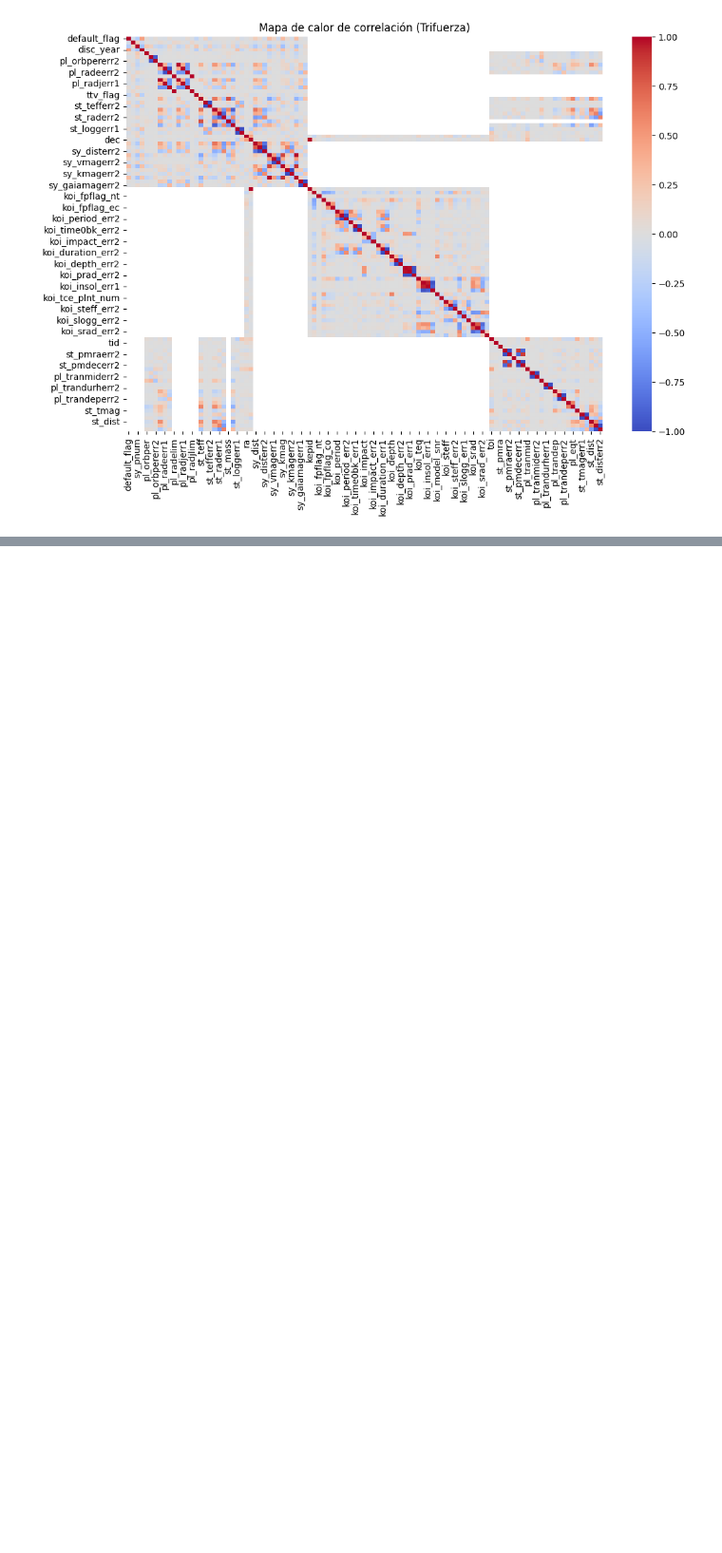
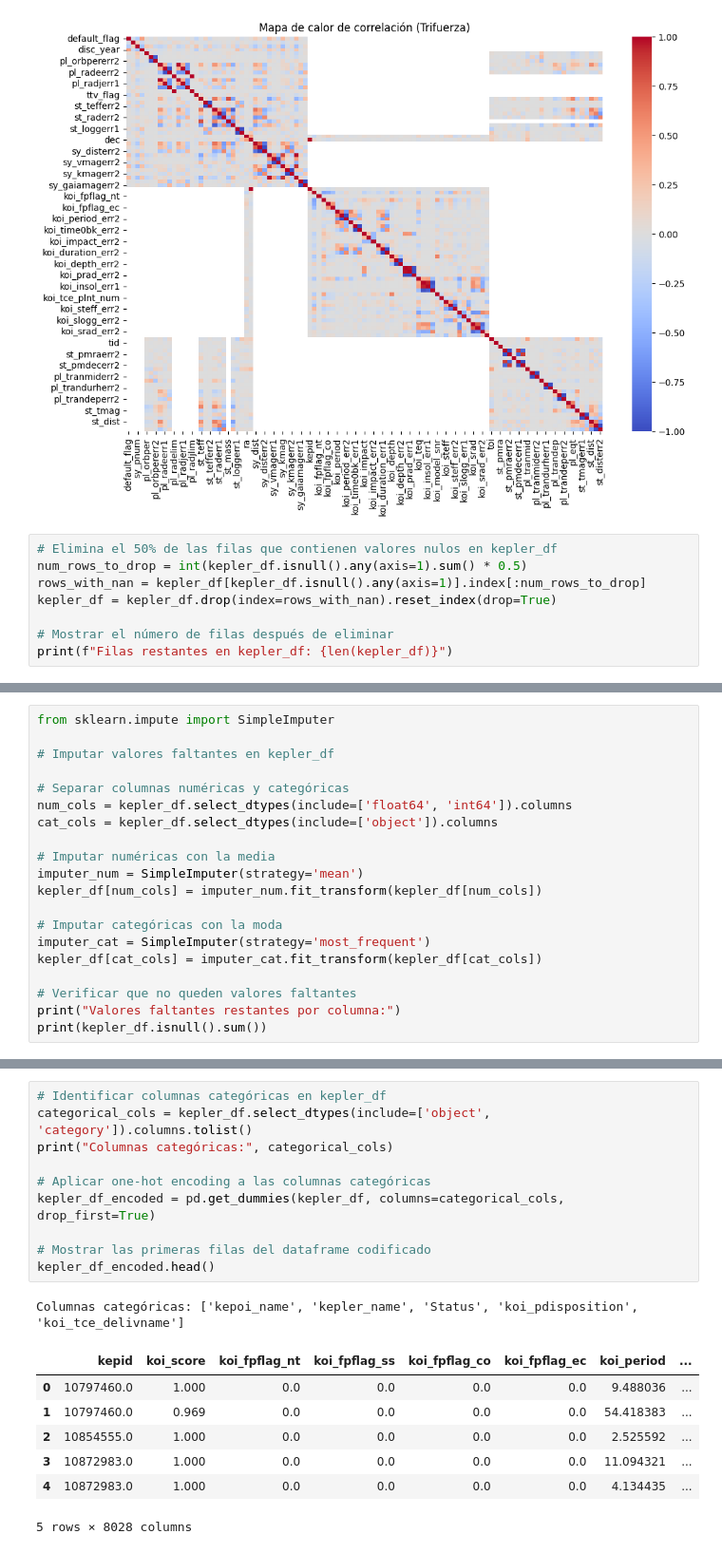
Before and after one commit to Ana-Jasso/ExoMinerAI, a Jupyter notebook: notebooks/Trifuerza.ipynb, the cells around one changed output, grey strips where cells are left out. Shown at 95% size. Drawn from its saved outputs; the diff is of its cells as text; blank space fills up the shorter version.

```diff
--- a/notebooks/Trifuerza.ipynb
+++ b/notebooks/Trifuerza.ipynb
@@ -131,3 +131,11 @@ plt.title('Mapa de calor de correlación (Trifuerza)')
 plt.show()
 # %% [output]
 [figure]
+# %%
+# Elimina el 50% de las filas que contienen valores nulos en kepler_df
+num_rows_to_drop = int(kepler_df.isnull().any(axis=1).sum() * 0.5)
+rows_with_nan = kepler_df[kepler_df.isnull().any(axis=1)].index[:num_rows_to_drop]
+kepler_df = kepler_df.drop(index=rows_with_nan).reset_index(drop=True)
+
+# Mostrar el número de filas después de eliminar
+print(f"Filas restantes en kepler_df: {len(kepler_df)}")
@@ -133,0 +144,20 @@ plt.show()
+# %%
+from sklearn.impute import SimpleImputer
+
+# Imputar valores faltantes en kepler_df
+
+# Separar columnas numéricas y categóricas
+num_cols = kepler_df.select_dtypes(include=['float64', 'int64']).columns
+cat_cols = kepler_df.select_dtypes(include=['object']).columns
+
+# Imputar numéricas con la media
+imputer_num = SimpleImputer(strategy='mean')
+kepler_df[num_cols] = imputer_num.fit_transform(kepler_df[num_cols])
+
+# Imputar categóricas con la moda
+imputer_cat = SimpleImputer(strategy='most_frequent')
+kepler_df[cat_cols] = imputer_cat.fit_transform(kepler_df[cat_cols])
+
+# Verificar que no queden valores faltantes
+print("Valores faltantes restantes por columna:")
+print(kepler_df.isnull().sum())
@@ -133,0 +182,19 @@ plt.show()
+# %%
+# Identificar columnas categóricas en kepler_df
+categorical_cols = kepler_df.select_dtypes(include=['object', 'category']).columns.tolist()
+print("Columnas categóricas:", categorical_cols)
+
+# Aplicar one-hot encoding a las columnas categóricas
+kepler_df_encoded = pd.get_dummies(kepler_df, columns=categorical_cols, drop_first=True)
+
+# Mostrar las primeras filas del dataframe codificado
+kepler_df_encoded.head()
+# %% [output]
+Columnas categóricas: ['kepoi_name', 'kepler_name', 'Status', 'koi_pdisposition', 'koi_tce_delivname']
+|  | kepid | koi_score | koi_fpflag_nt | koi_fpflag_ss | koi_fpflag_co | koi_fpflag_ec | koi_period | ... |
+| 0 | 10797460.0 | 1.000 | 0.0 | 0.0 | 0.0 | 0.0 | 9.488036 | ... |
+| 1 | 10797460.0 | 0.969 | 0.0 | 0.0 | 0.0 | 0.0 | 54.418383 | ... |
+| 2 | 10854555.0 | 1.000 | 0.0 | 0.0 | 0.0 | 0.0 | 2.525592 | ... |
+| 3 | 10872983.0 | 1.000 | 0.0 | 0.0 | 0.0 | 0.0 | 11.094321 | ... |
+| 4 | 10872983.0 | 1.000 | 0.0 | 0.0 | 0.0 | 0.0 | 4.134435 | ... |
+5 rows × 8028 columns
```
Also changed, not shown: parts of 4 cells of this notebook.
